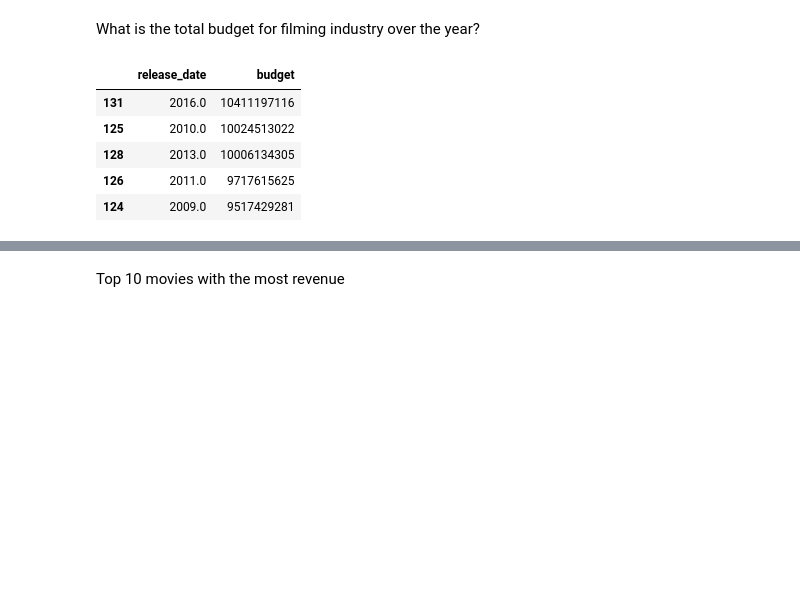
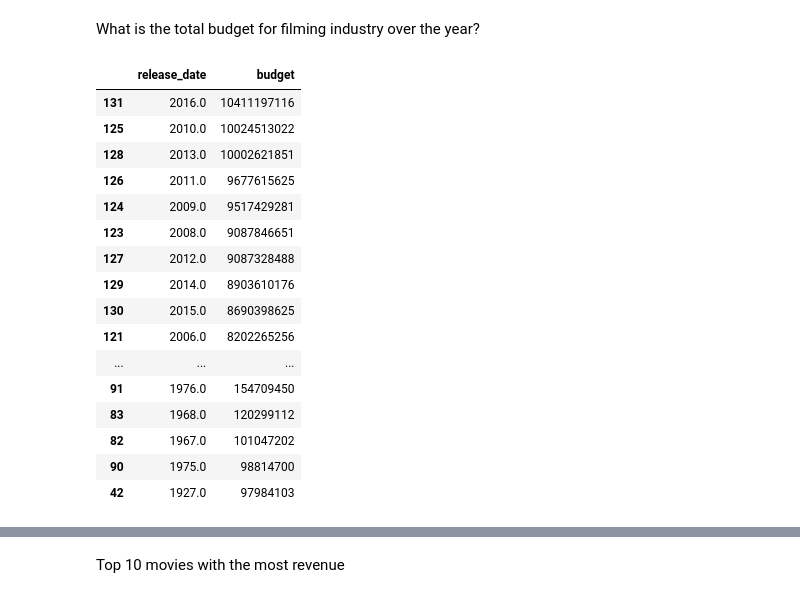
Before and after one commit to iqbalzain99/Movies-Dataflow-and-Analysis-DE-Portfolio, a Jupyter notebook: movies_data_processing.ipynb, the cells around one changed output, grey strips where cells are left out. Drawn from its saved outputs; the diff is of its cells as text; code cells hidden in the pictures; blank space fills up the shorter version.

```diff
--- a/movies_data_processing.ipynb
+++ b/movies_data_processing.ipynb
@@ -490,0 +506,20 @@ movies_metadata['release_date'] = pd.to_datetime(movies_metadata.release_date)
+# %%
+# Remove rows with missing values
+mask = movies_metadata[["revenue", "runtime", "video", "title", "vote_count"]].isna().all(axis=1)
+movies_metadata = movies_metadata[~mask]
+# Convert adult category into boolean type
+movies_metadata["adult"] = movies_metadata.adult.astype(bool)
+# Convert budget category into integer type
+movies_metadata["budget"] = movies_metadata.budget.astype(int)
+# Convert ID into integer type
+movies_metadata["id"] = movies_metadata.id.astype(int)
+# Convert popularity category into float type
+movies_metadata["popularity"] = movies_metadata.popularity.astype(float)
+# Convert release_date into datetime type
+movies_metadata["release_date"] = pd.to_datetime(movies_metadata.release_date)
+# Convert revenue category into integer type
+movies_metadata["revenue"] = movies_metadata.revenue.astype(int)
+# Convert video category into boolean type
+movies_metadata["video"] = movies_metadata.video.astype(bool)
+# Convert vote_count category into integer type
+movies_metadata["vote_count"] = movies_metadata.vote_count.astype(int)
@@ -491,2 +537,5 @@ movies_metadata['release_date'] = pd.to_datetime(movies_metadata.release_date)
+# %%
+# Drop duplicates
+movies_metadata.drop_duplicates(subset=["id", "title", "imdb_id"], keep="first", inplace=True)
 # %% [markdown]
 Validate
@@ -810,14 +976,25 @@ What is the total budget for filming industry over the year?
 yearly_budget = movies_metadata.groupby(movies_metadata.release_date.dt.year).budget.sum().reset_index()
 
 # Remove insignificant data
-yearly_budget = yearly_budget[yearly_budget.budget != 0].sort_values(by='budget', ascending=False).head(50)
+yearly_budget = yearly_budget[yearly_budget.budget != 0].sort_values(by="budget", ascending=False)
 # %%
-yearly_budget.head()
+yearly_budget.head(50)
 # %% [output]
 |  | release_date | budget |
 | 131 | 2016.0 | 10411197116 |
 | 125 | 2010.0 | 10024513022 |
-| 128 | 2013.0 | 10006134305 |
-| 126 | 2011.0 | 9717615625 |
+| 128 | 2013.0 | 10002621851 |
+| 126 | 2011.0 | 9677615625 |
 | 124 | 2009.0 | 9517429281 |
+| 123 | 2008.0 | 9087846651 |
+| 127 | 2012.0 | 9087328488 |
+| 129 | 2014.0 | 8903610176 |
+| 130 | 2015.0 | 8690398625 |
+| 121 | 2006.0 | 8202265256 |
+| ... | ... | ... |
+| 91 | 1976.0 | 154709450 |
+| 83 | 1968.0 | 120299112 |
+| 82 | 1967.0 | 101047202 |
+| 90 | 1975.0 | 98814700 |
+| 42 | 1927.0 | 97984103 |
 # %%
```
Also changed, not shown: parts of 69 cells of this notebook, 3 other files.
